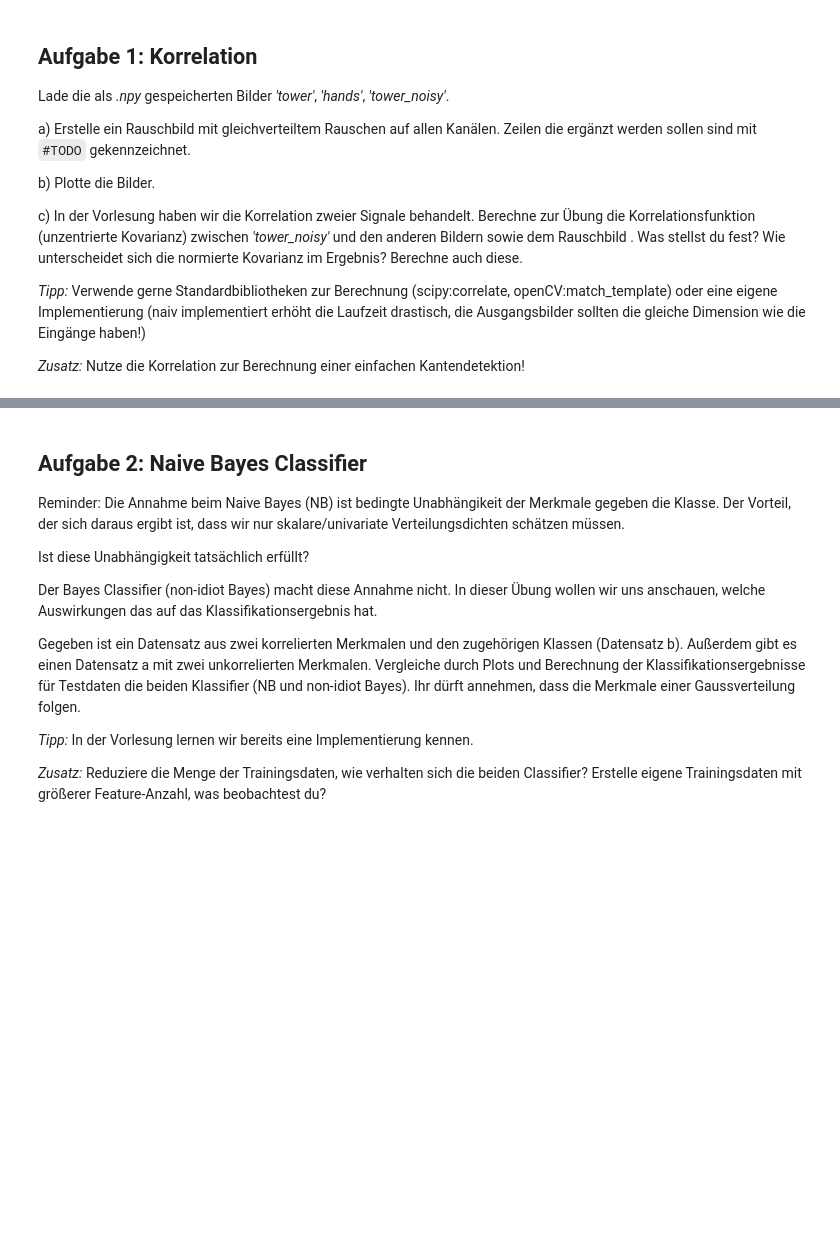
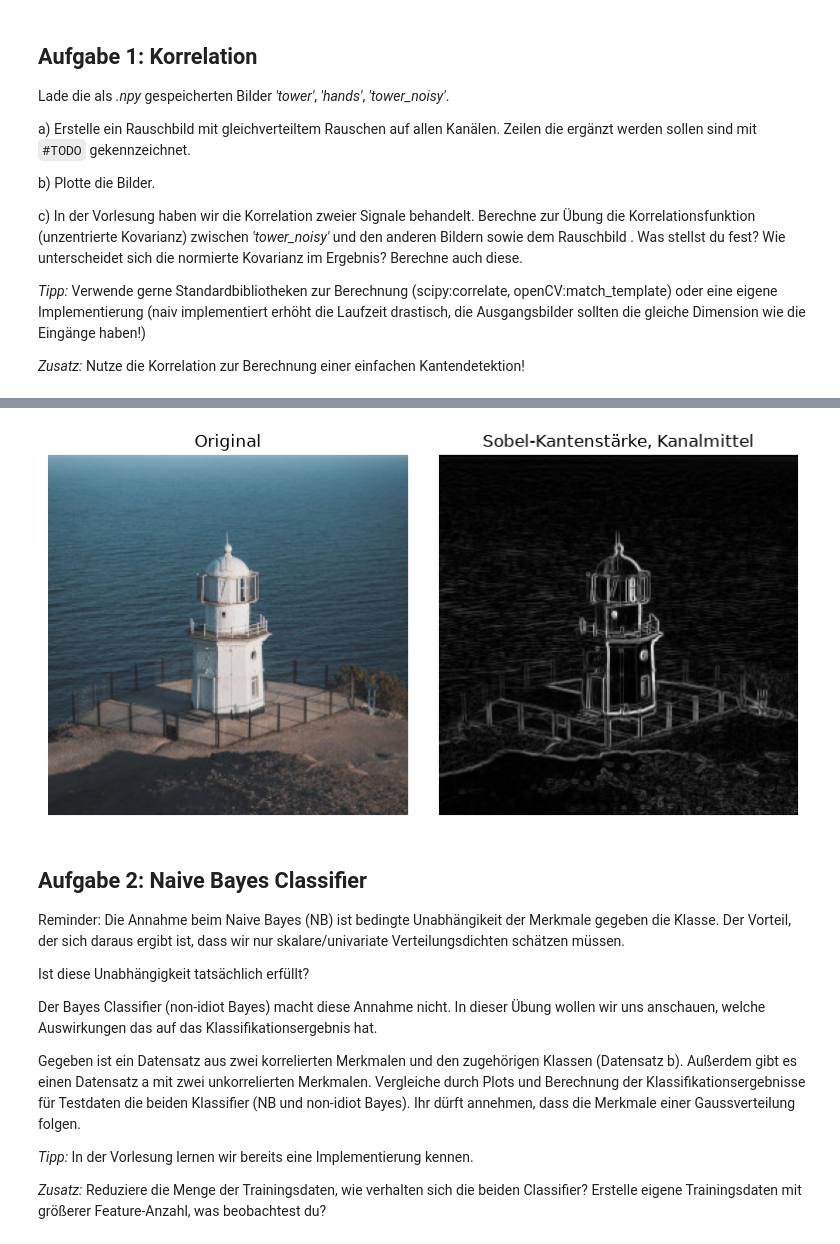
Before and after one commit to Stevenyami/KI-in-der-Medizin, a Jupyter notebook: src/Uebung03_Stochastiche_Grundlagen.ipynb, the cells around one changed output, grey strips where cells are left out. Cells and saved outputs as stored; diff of their text form; code cells hidden in the pictures; blank space fills up the shorter version.

```diff
--- a/src/Uebung03_Stochastiche_Grundlagen.ipynb
+++ b/src/Uebung03_Stochastiche_Grundlagen.ipynb
@@ -52,3 +106,34 @@ print('Bild 1 Position:','y-max:',np.argmax(c_t_t[:,:,0])%256,'x-max:',np.argmax
+# %%
+sobel_x = np.array([[-1, 0, 1], [-2, 0, 2], [-1, 0, 1]], dtype=float) # Sobel-Operator in x-Richtung
+sobel_y = sobel_x.T # Sobel-Operator in y-Richtung
+
+# --------Berechnet die Kantenstärke eines RGB-Bildes mit dem Sobel-Operator.---------
+def kantenstaerke_rgb(bild):
+    erweitert = np.pad(bild, ((1, 1), (1, 1), (0, 0)), mode="reflect")
+    gx = np.stack([
+        correlate(erweitert[..., c], sobel_x, mode="valid", method="direct")
+        for c in range(bild.shape[2])
+    ], axis=-1)
+    gy = np.stack([
+        correlate(erweitert[..., c], sobel_y, mode="valid", method="direct")
+        for c in range(bild.shape[2])
+    ], axis=-1)
+    return np.hypot(gx, gy)
+
+kanten = kantenstaerke_rgb(tower) # Berechnet die Kantenstärke des Turmes
+assert kanten.shape == tower.shape # Überprüft, dass die Dimensionen übereinstimmen
+
+fig, axs = plt.subplots(1, 2, figsize=(8, 4))
+axs[0].imshow(tower)
+axs[0].set_title("Original")
+axs[1].imshow(kanten.mean(axis=-1), cmap="gray")
+axs[1].set_title("Sobel-Kantenstärke, Kanalmittel")
+for ax in axs:
+    ax.axis("off")
+fig.tight_layout()
+plt.show()
+# %% [output]
+[figure, added]
 # %% [markdown]
 ## Aufgabe 2: Naive Bayes Classifier
 
```
Also changed, not shown: parts of 13 cells of this notebook, 5 other files.
